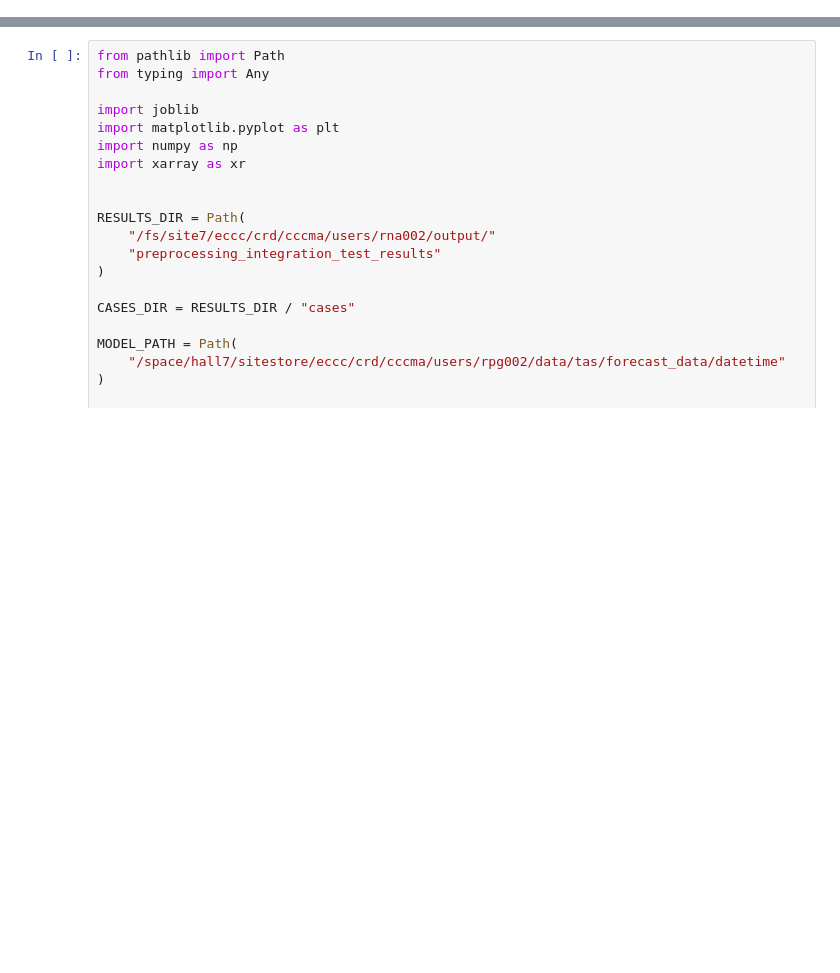
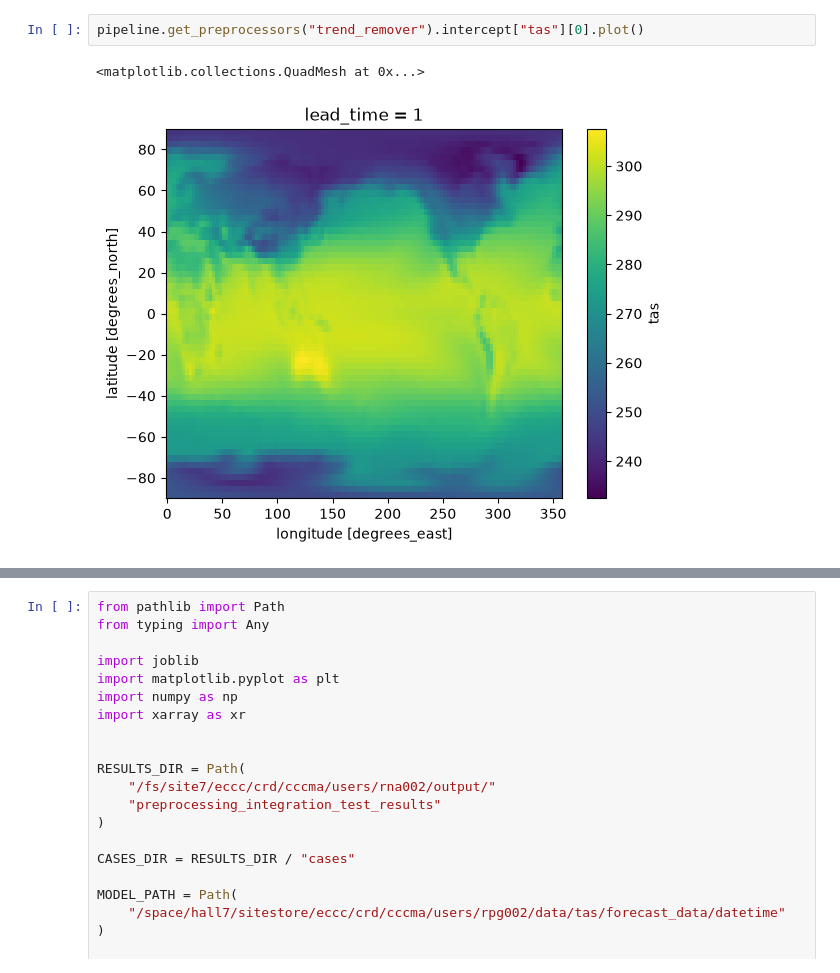
Before and after one commit to ParsaGooya/CCCma-PPP, a Jupyter notebook: scripts/module_integration_tests/test.ipynb, the cells around one changed output, grey strips where cells are left out. Saved outputs shown, nothing was run; the diff lists cells and outputs as text; blank space fills up the shorter version.

```diff
--- a/scripts/module_integration_tests/test.ipynb
+++ b/scripts/module_integration_tests/test.ipynb
@@ -98 +98,6 @@ print(f"Saved plot to: {OUTPUT_PATH.resolve()}")
 Saved plot to: /fs/site7/eccc/crd/cccma/users/rna002/CCCma-PPP/scripts/module_integration_tests/output.png
+# %%
+pipeline.get_preprocessors("trend_remover").intercept["tas"][0].plot()
+# %% [output]
+<matplotlib.collections.QuadMesh at 0x...>
+[figure, added]
```
Also changed, not shown: parts of 3 cells of this notebook, 11 other files.
